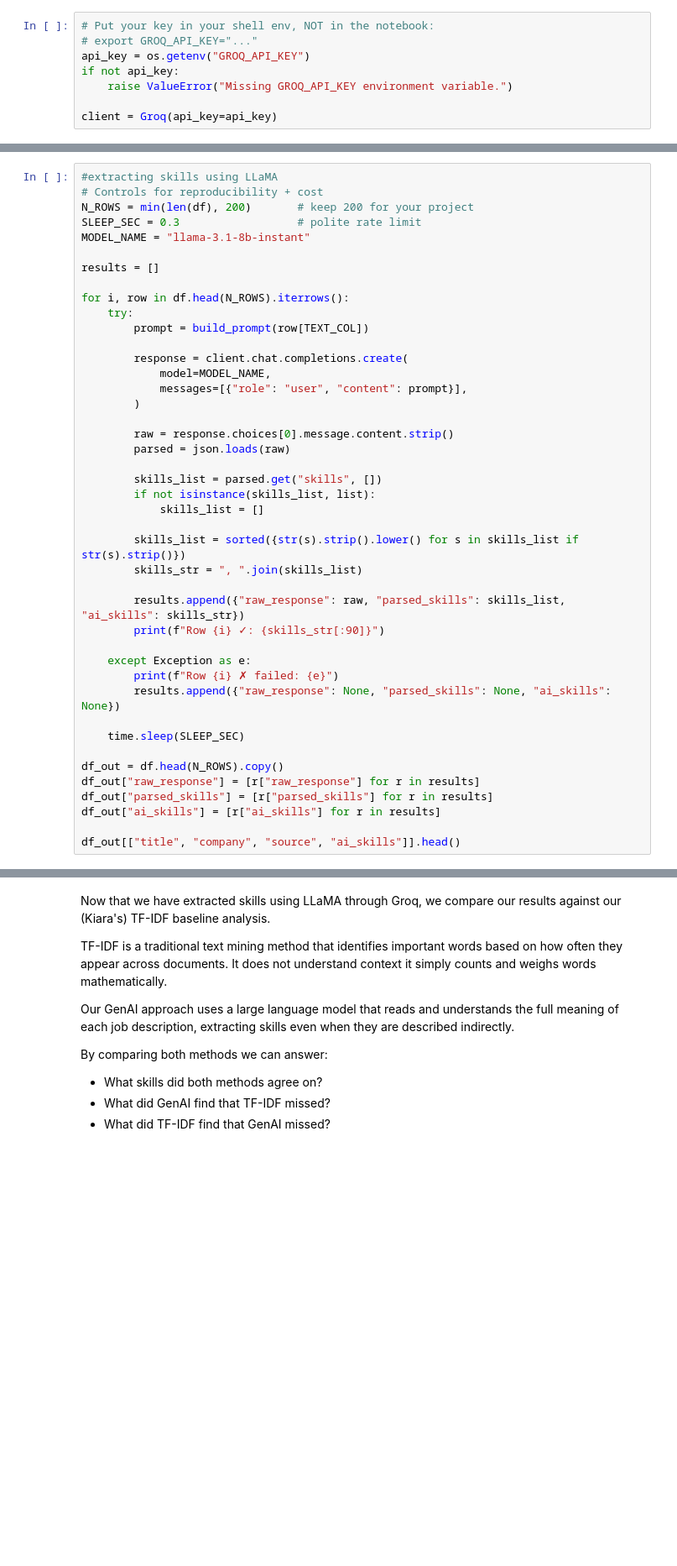
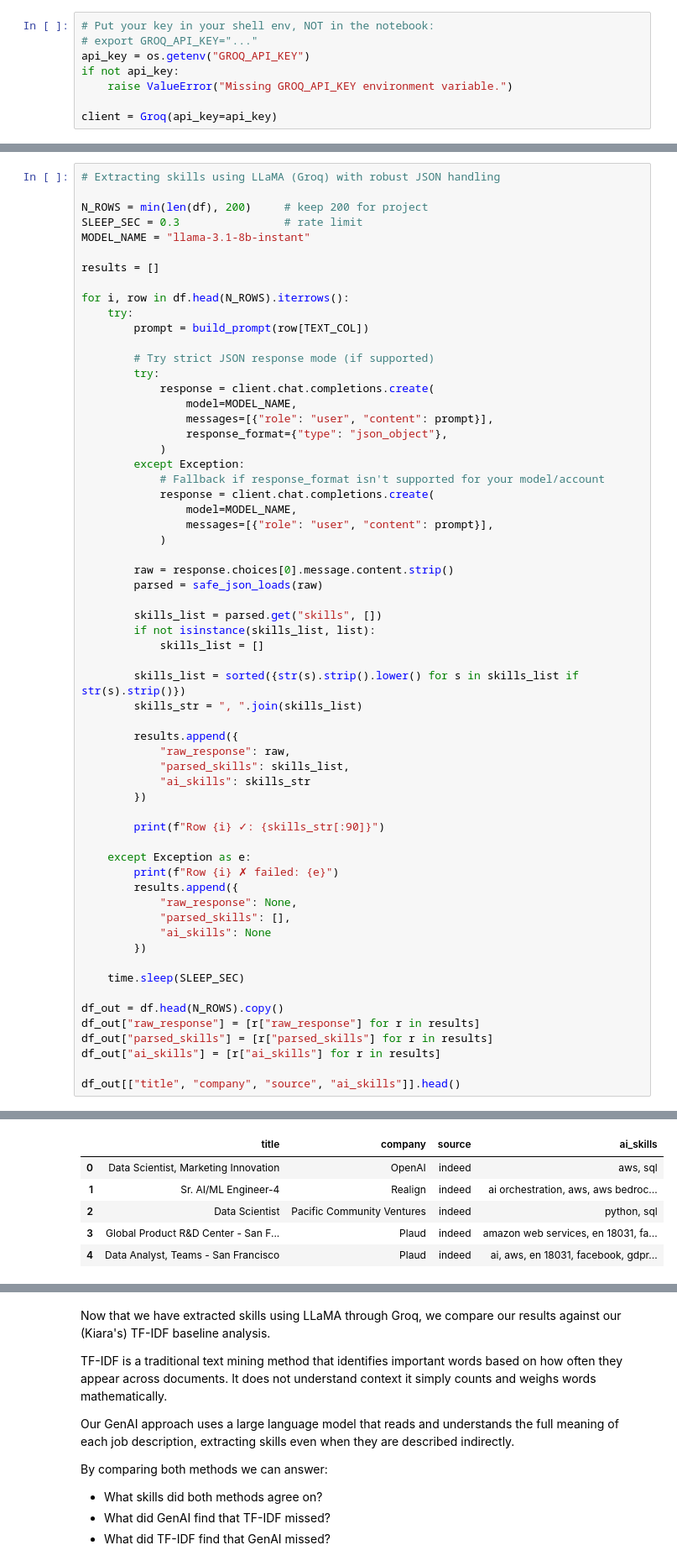
Before and after one commit to TheVille415/ADS-509-Final, a Jupyter notebook: notebooks/04_genai_skill_extraction.ipynb, the cells around one changed output, grey strips where cells are left out. Shown at 84% size. Cells and saved outputs as stored; diff of their text form; blank space fills up the shorter version.

```diff
--- a/notebooks/04_genai_skill_extraction.ipynb
+++ b/notebooks/04_genai_skill_extraction.ipynb
@@ -169,8 +200,8 @@ def build_prompt(job_text: str) -> str:
 # %%
-#extracting skills using LLaMA
-# Controls for reproducibility + cost
-N_ROWS = min(len(df), 200)       # keep 200 for your project
-SLEEP_SEC = 0.3                  # polite rate limit
+# Extracting skills using LLaMA (Groq) with robust JSON handling
+
+N_ROWS = min(len(df), 200)     # keep 200 for project
+SLEEP_SEC = 0.3                # rate limit
 MODEL_NAME = "llama-3.1-8b-instant"
 
 results = []
@@ -179,13 +210,22 @@ for i, row in df.head(N_ROWS).iterrows():
     try:
         prompt = build_prompt(row[TEXT_COL])
 
-        response = client.chat.completions.create(
-            model=MODEL_NAME,
-            messages=[{"role": "user", "content": prompt}],
-        )
+        # Try strict JSON response mode (if supported)
+        try:
+            response = client.chat.completions.create(
+                model=MODEL_NAME,
+                messages=[{"role": "user", "content": prompt}],
+                response_format={"type": "json_object"},
+            )
+        except Exception:
+            # Fallback if response_format isn't supported for your model/account
+            response = client.chat.completions.create(
+                model=MODEL_NAME,
+                messages=[{"role": "user", "content": prompt}],
+            )
 
         raw = response.choices[0].message.content.strip()
-        parsed = json.loads(raw)
+        parsed = safe_json_loads(raw)
 
         skills_list = parsed.get("skills", [])
         if not isinstance(skills_list, list):
@@ -194,12 +234,21 @@ for i, row in df.head(N_ROWS).iterrows():
         skills_list = sorted({str(s).strip().lower() for s in skills_list if str(s).strip()})
         skills_str = ", ".join(skills_list)
 
-        results.append({"raw_response": raw, "parsed_skills": skills_list, "ai_skills": skills_str})
+        results.append({
+            "raw_response": raw,
+            "parsed_skills": skills_list,
+            "ai_skills": skills_str
+        })
+
         print(f"Row {i} ✓: {skills_str[:90]}")
 
     except Exception as e:
         print(f"Row {i} ✗ failed: {e}")
-        results.append({"raw_response": None, "parsed_skills": None, "ai_skills": None})
+        results.append({
+            "raw_response": None,
+            "parsed_skills": [],
+            "ai_skills": None
+        })
 
     time.sleep(SLEEP_SEC)
 
@@ -230,0 +279,6 @@ KeyboardInterrupt:
+|  | title | company | source | ai_skills |
+| 0 | Data Scientist, Marketing Innovation | OpenAI | indeed | aws, sql |
+| 1 | Sr. AI/ML Engineer-4 | Realign | indeed | ai orchestration, aws, aws bedroc... |
+| 2 | Data Scientist | Pacific Community Ventures | indeed | python, sql |
+| 3 | Global Product R&D Center - San F... | Plaud | indeed | amazon web services, en 18031, fa... |
+| 4 | Data Analyst, Teams - San Francisco | Plaud | indeed | ai, aws, en 18031, facebook, gdpr... |
```
Also changed, not shown: parts of 13 cells of this notebook, 1 other file.
